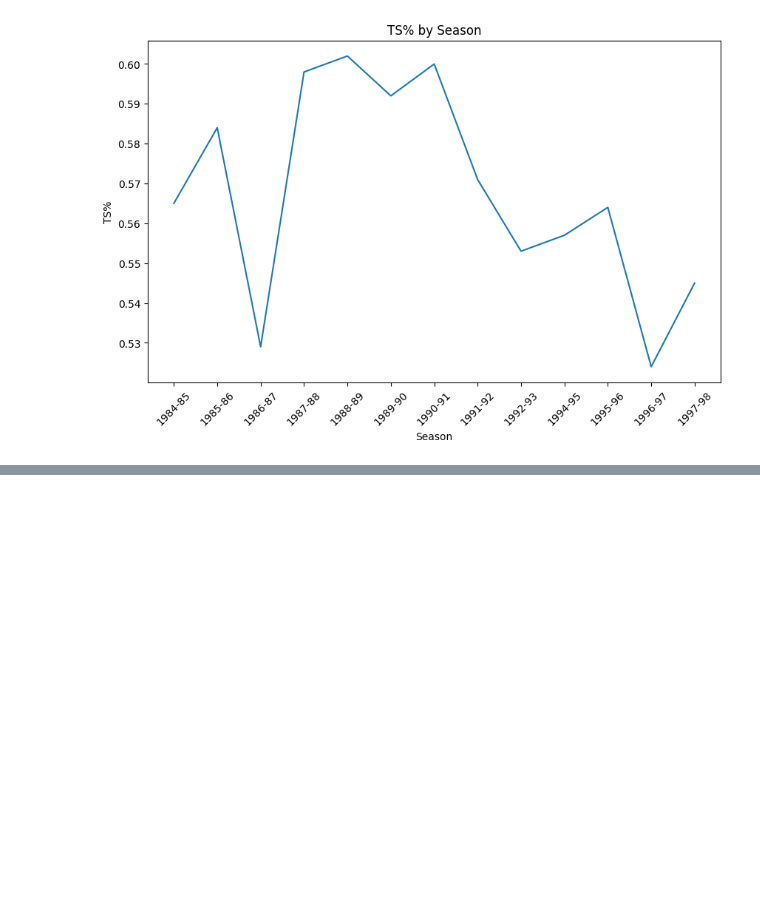
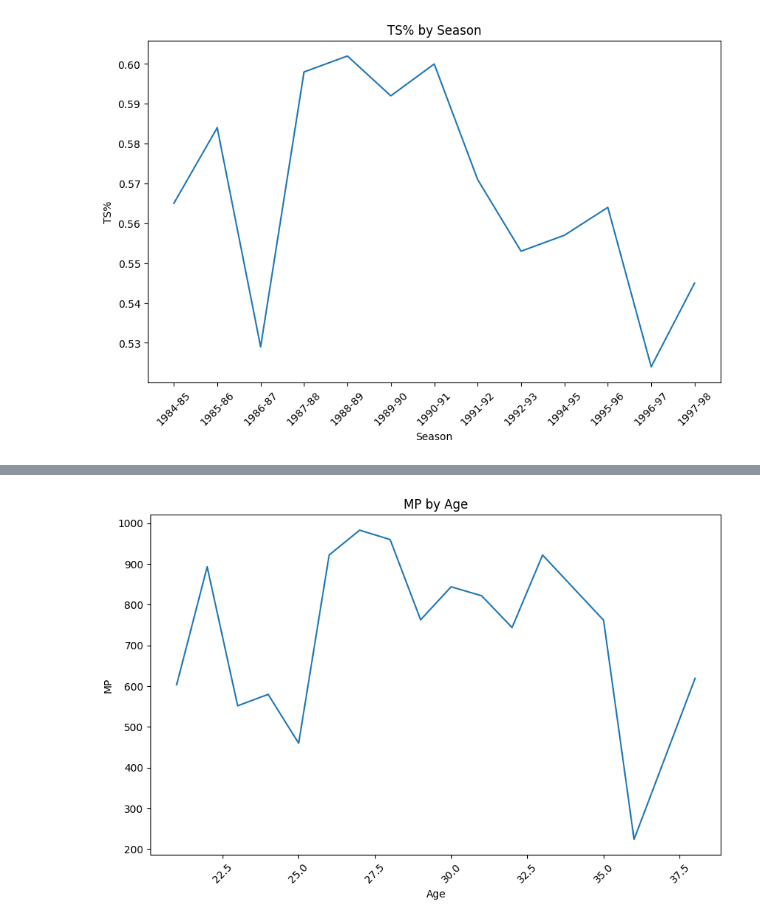
Before and after one commit to SilverCrocus/basketball-stats-dashboard, a Jupyter notebook: notebooks/cleaning.ipynb, the cells around one changed output, grey strips where cells are left out. Drawn from its saved outputs; the diff is of its cells as text; code cells hidden in the pictures; blank space fills up the shorter version.

```diff
--- a/notebooks/cleaning.ipynb
+++ b/notebooks/cleaning.ipynb
@@ -1601,3 +1602,7 @@ plt.xticks(rotation=45)
 plt.show()
 # %% [output]
 [figure]
+# %%
+# read in lj_playoffs_adv
+lj_playoffs_adv = pd.read_parquet('../data/lj_playoffs_adv.parquet')
+mj_playoffs_adv = pd.read_parquet('../data/mj_playoffs_adv.parquet')
@@ -1603,0 +1631,11 @@ plt.show()
+# %%
+# plot age on the x axis against MP on the y axis
+plt.figure(figsize=(10, 6))
+plt.plot(lj_playoffs_adv['Age'], lj_playoffs_adv['MP'])
+plt.xlabel('Age')
+plt.ylabel('MP')
+plt.title('MP by Age')
+plt.xticks(rotation=45)
+plt.show()
+# %% [output]
+[figure, added]
```
Also changed, not shown: parts of 6 cells of this notebook, 1 other file.
